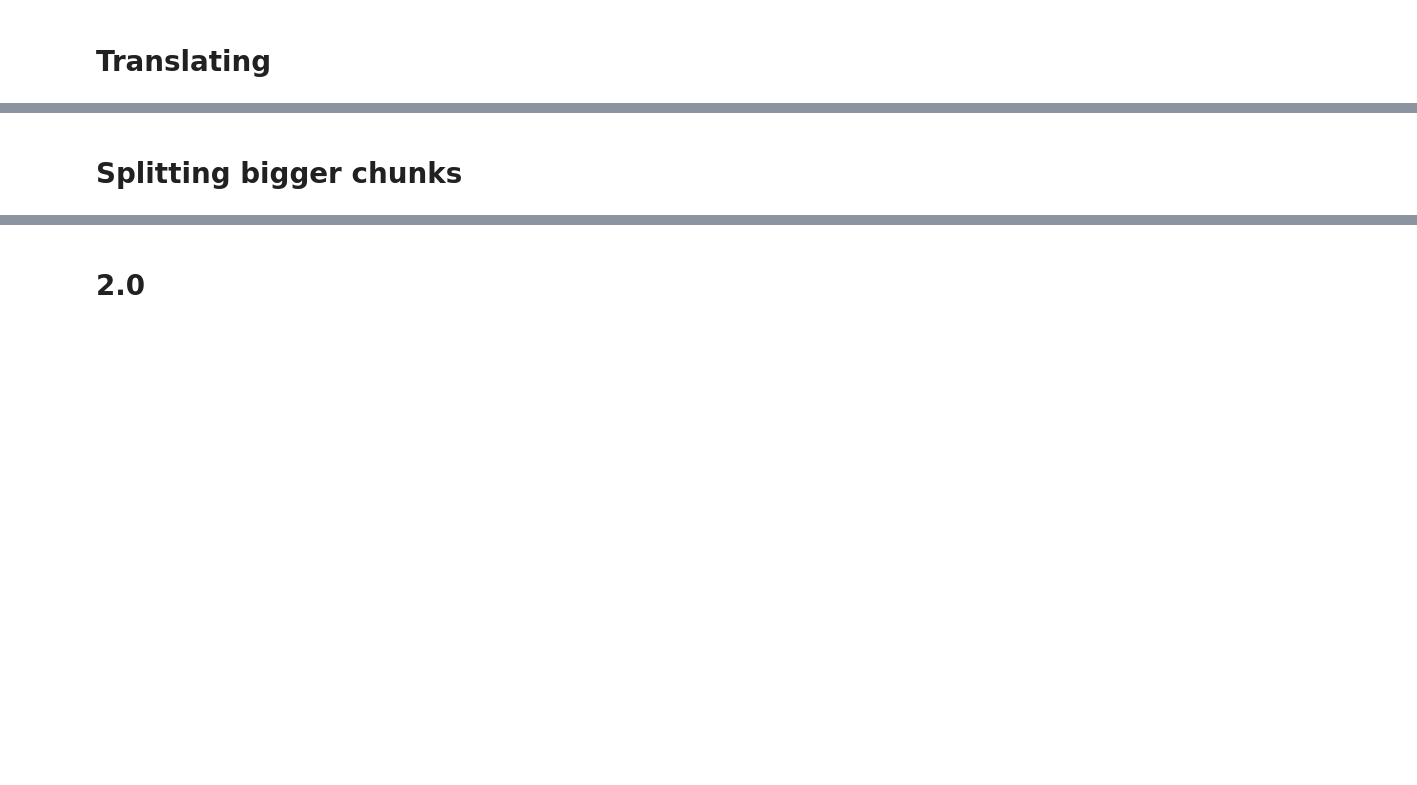
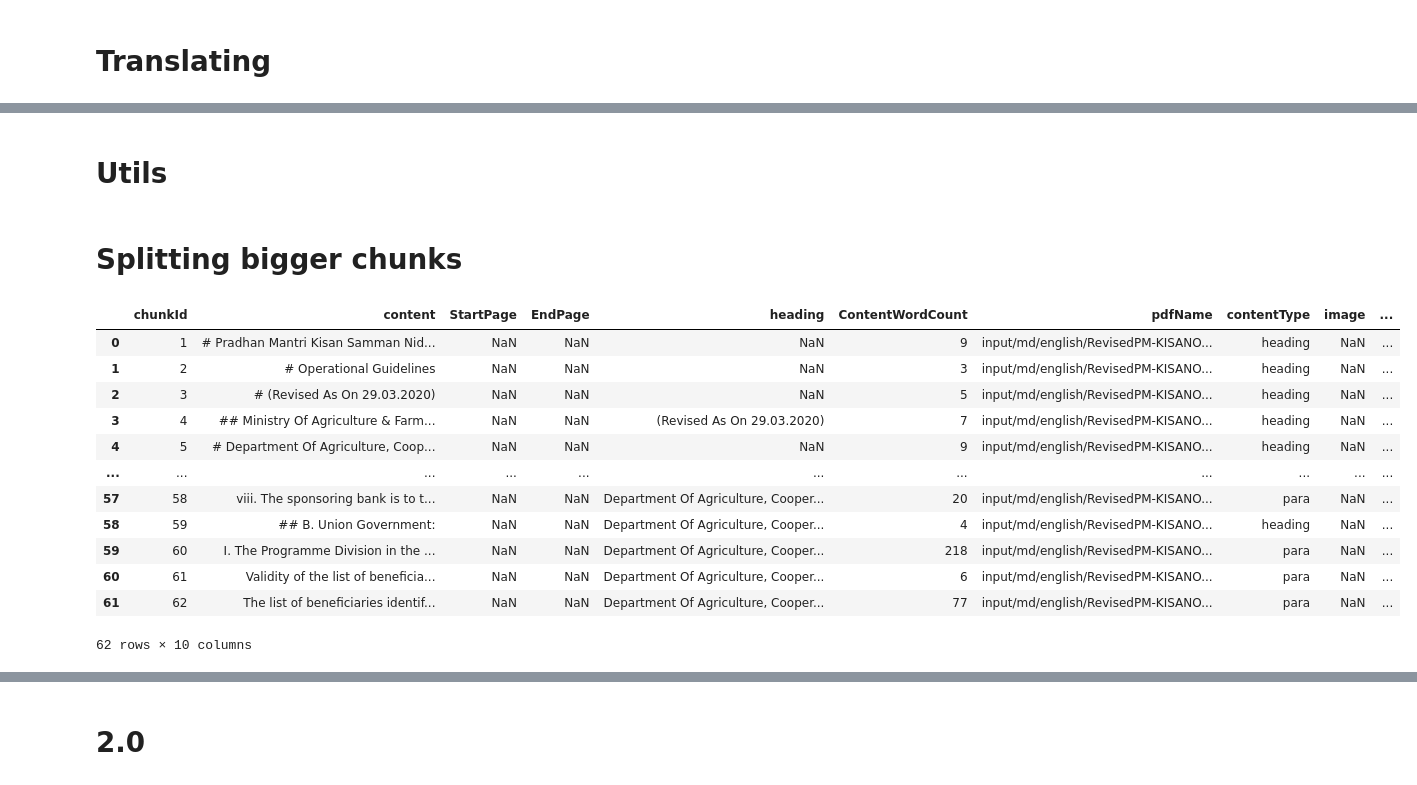
Before and after one commit to rachitavya/PDF-Parser, a Jupyter notebook: md_to_csv.ipynb, the cells around one changed output, grey strips where cells are left out. Cells and saved outputs as stored; diff of their text form; code cells hidden in the pictures; blank space fills up the shorter version.

```diff
--- a/md_to_csv.ipynb
+++ b/md_to_csv.ipynb
@@ -316,0 +517,2 @@ df
+# %% [markdown]
+# Utils
@@ -320,4 +706,20 @@ df
 import re
 import pandas as pd
 # %%
-df=pd.read_csv('output/english\\FARMER PRODUCER ORGANISATIONS.csv')
+df=pd.read_csv('trial RevisedPM-KISANOperationalGuidelines(English).csv')
+# %%
+df
+# %% [output]
+|  | chunkId | content | StartPage | EndPage | heading | ContentWordCount | pdfName | contentType | image | ... |
+| 0 | 1 | # Pradhan Mantri Kisan Samman Nid... | NaN | NaN | NaN | 9 | input/md/english/RevisedPM-KISANO... | heading | NaN | ... |
+| 1 | 2 | # Operational Guidelines | NaN | NaN | NaN | 3 | input/md/english/RevisedPM-KISANO... | heading | NaN | ... |
+| 2 | 3 | # (Revised As On 29.03.2020) | NaN | NaN | NaN | 5 | input/md/english/RevisedPM-KISANO... | heading | NaN | ... |
+| 3 | 4 | ## Ministry Of Agriculture & Farm... | NaN | NaN | (Revised As On 29.03.2020) | 7 | input/md/english/RevisedPM-KISANO... | heading | NaN | ... |
+| 4 | 5 | # Department Of Agriculture, Coop... | NaN | NaN | NaN | 9 | input/md/english/RevisedPM-KISANO... | heading | NaN | ... |
+| ... | ... | ... | ... | ... | ... | ... | ... | ... | ... | ... |
+| 57 | 58 | viii. The sponsoring bank is to t... | NaN | NaN | Department Of Agriculture, Cooper... | 20 | input/md/english/RevisedPM-KISANO... | para | NaN | ... |
+| 58 | 59 | ## B. Union Government: | NaN | NaN | Department Of Agriculture, Cooper... | 4 | input/md/english/RevisedPM-KISANO... | heading | NaN | ... |
+| 59 | 60 | I. The Programme Division in the ... | NaN | NaN | Department Of Agriculture, Cooper... | 218 | input/md/english/RevisedPM-KISANO... | para | NaN | ... |
+| 60 | 61 | Validity of the list of beneficia... | NaN | NaN | Department Of Agriculture, Cooper... | 6 | input/md/english/RevisedPM-KISANO... | para | NaN | ... |
+| 61 | 62 | The list of beneficiaries identif... | NaN | NaN | Department Of Agriculture, Cooper... | 77 | input/md/english/RevisedPM-KISANO... | para | NaN | ... |
+62 rows × 10 columns
```
Also changed, not shown: parts of 47 cells of this notebook, 43 other files.
